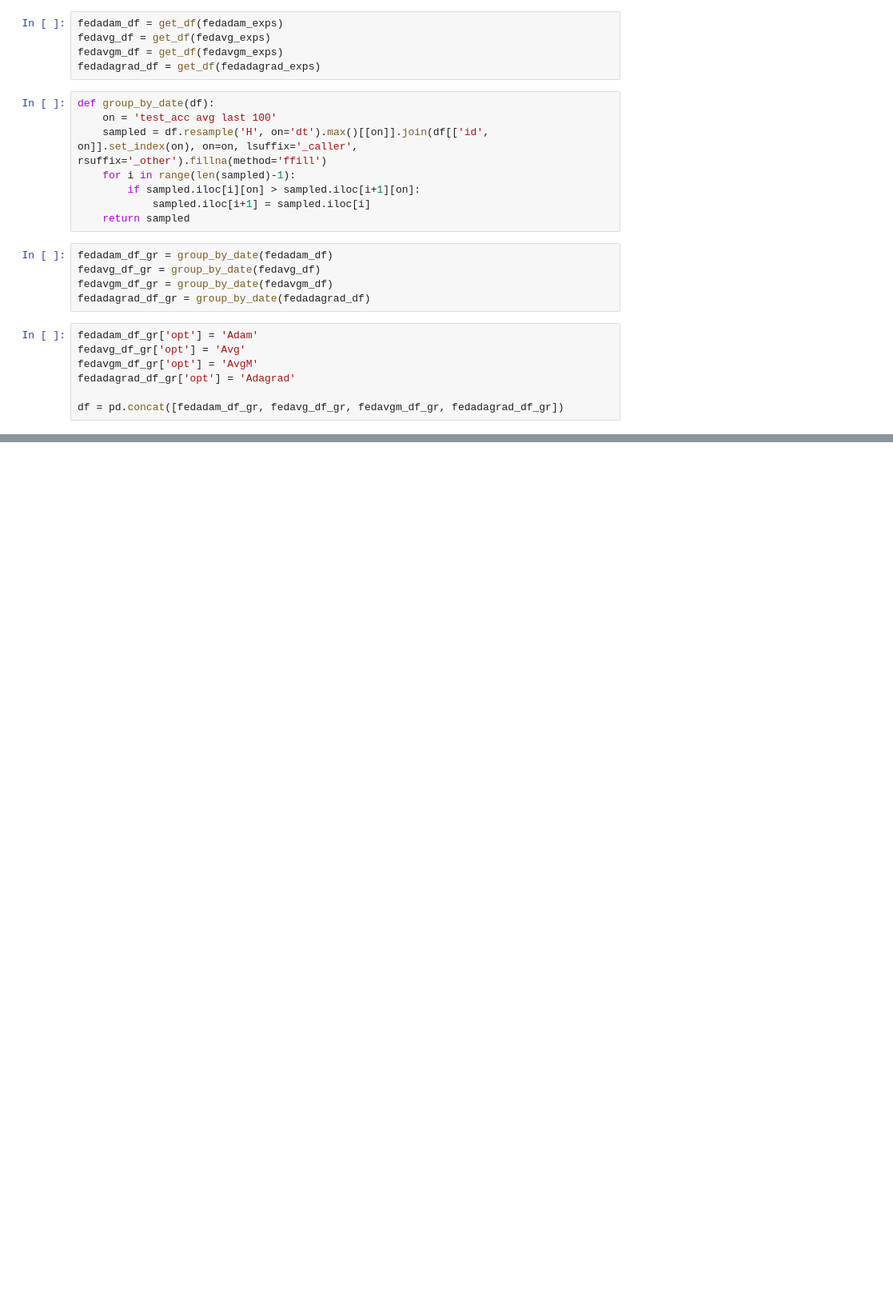
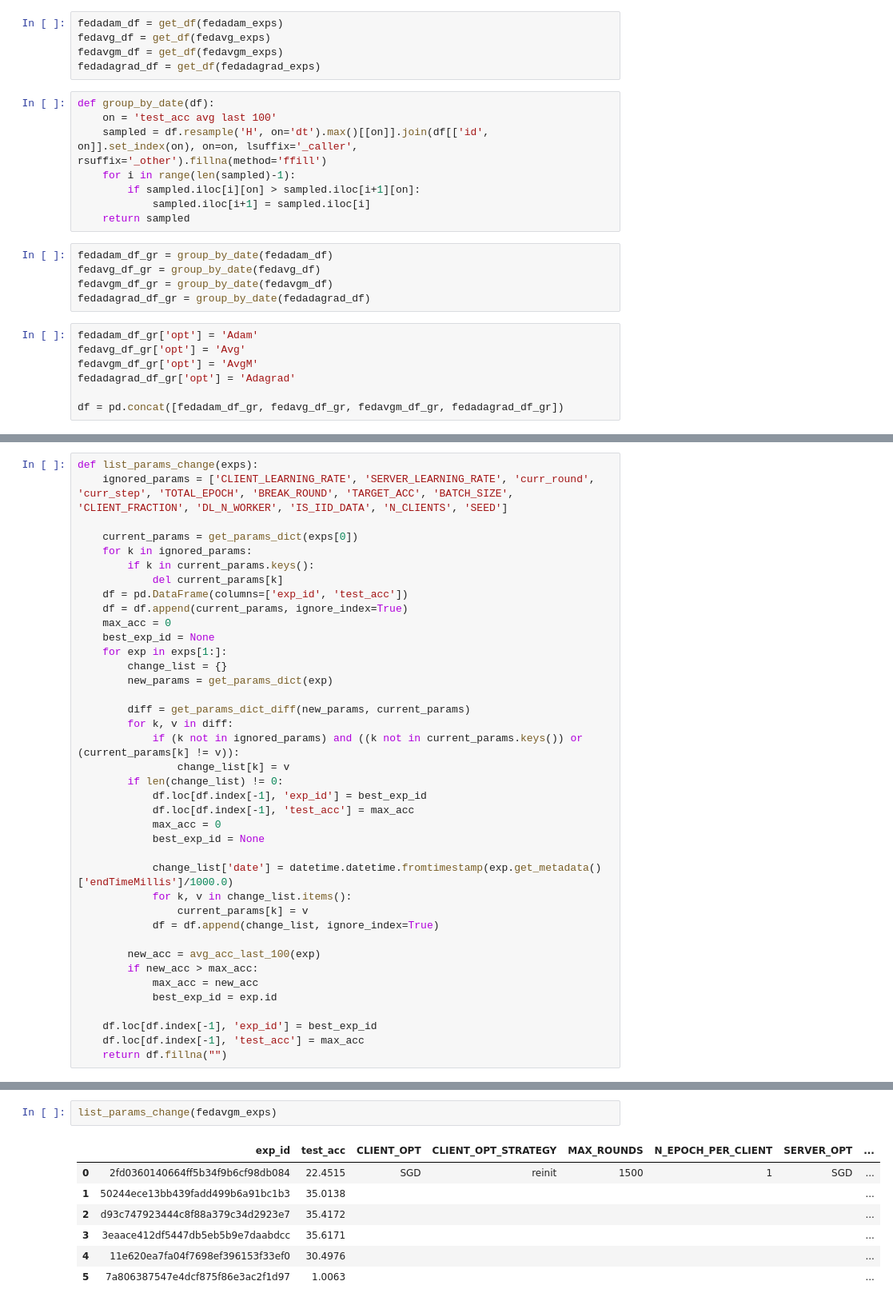
Before and after one commit to matech96/FederatedLighting, a Jupyter notebook: notebooks/server_side_opt_long.ipynb, the cells around one changed output, grey strips where cells are left out. Shown at 80% size. Cells and saved outputs as stored; diff of their text form; blank space fills up the shorter version.

```diff
--- a/notebooks/server_side_opt_long.ipynb
+++ b/notebooks/server_side_opt_long.ipynb
@@ -88,0 +114,39 @@ fig.show()
+# %%
+def list_params_change(exps):
+    ignored_params = ['CLIENT_LEARNING_RATE', 'SERVER_LEARNING_RATE', 'curr_round', 'curr_step', 'TOTAL_EPOCH', 'BREAK_ROUND', 'TARGET_ACC', 'BATCH_SIZE', 'CLIENT_FRACTION', 'DL_N_WORKER', 'IS_IID_DATA', 'N_CLIENTS', 'SEED']
+
+    current_params = get_params_dict(exps[0])
+    for k in ignored_params:
+        if k in current_params.keys():
+            del current_params[k]
+    df = pd.DataFrame(columns=['exp_id', 'test_acc'])
+    df = df.append(current_params, ignore_index=True)
+    max_acc = 0
+    best_exp_id = None
+    for exp in exps[1:]:
+        change_list = {}
+        new_params = get_params_dict(exp)
+
+        diff = get_params_dict_diff(new_params, current_params)
+        for k, v in diff:
+            if (k not in ignored_params) and ((k not in current_params.keys()) or (current_params[k] != v)):
+                change_list[k] = v
+        if len(change_list) != 0:
+            df.loc[df.index[-1], 'exp_id'] = best_exp_id
+            df.loc[df.index[-1], 'test_acc'] = max_acc
+            max_acc = 0
+            best_exp_id = None
+
+            change_list['date'] = datetime.datetime.fromtimestamp(exp.get_metadata()['endTimeMillis']/1000.0)
+            for k, v in change_list.items():
+                current_params[k] = v
+            df = df.append(change_list, ignore_index=True)
+
+        new_acc = avg_acc_last_100(exp)
+        if new_acc > max_acc:
+            max_acc = new_acc
+            best_exp_id = exp.id
+
+    df.loc[df.index[-1], 'exp_id'] = best_exp_id
+    df.loc[df.index[-1], 'test_acc'] = max_acc
+    return df.fillna("")
@@ -88,0 +160,10 @@ fig.show()
+# %%
+list_params_change(fedavgm_exps)
+# %% [output]
+|  | exp_id | test_acc | CLIENT_OPT | CLIENT_OPT_STRATEGY | MAX_ROUNDS | N_EPOCH_PER_CLIENT | SERVER_OPT | ... |
+| 0 | 2fd0360140664ff5b34f9b6cf98db084 | 22.4515 | SGD | reinit | 1500 | 1 | SGD | ... |
+| 1 | 50244ece13bb439fadd499b6a91bc1b3 | 35.0138 |  |  |  |  |  | ... |
+| 2 | d93c747923444c8f88a379c34d2923e7 | 35.4172 |  |  |  |  |  | ... |
+| 3 | 3eaace412df5447db5eb5b9e7daabdcc | 35.6171 |  |  |  |  |  | ... |
+| 4 | 11e620ea7fa04f7698ef396153f33ef0 | 30.4976 |  |  |  |  |  | ... |
+| 5 | 7a806387547e4dcf875f86e3ac2f1d97 | 1.0063 |  |  |  |  |  | ... |
```
Also changed, not shown: parts of 7 cells of this notebook, 1 other file.
